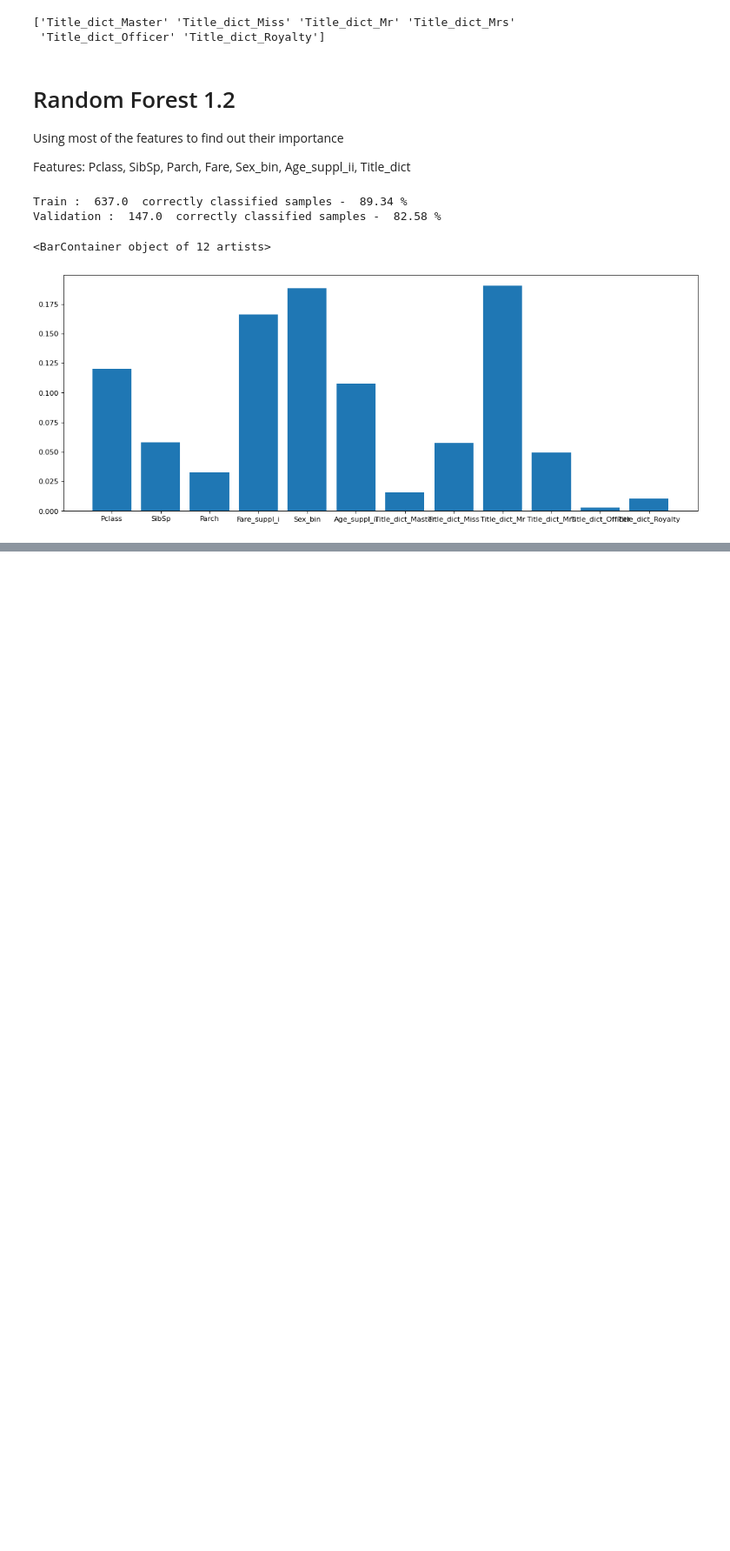
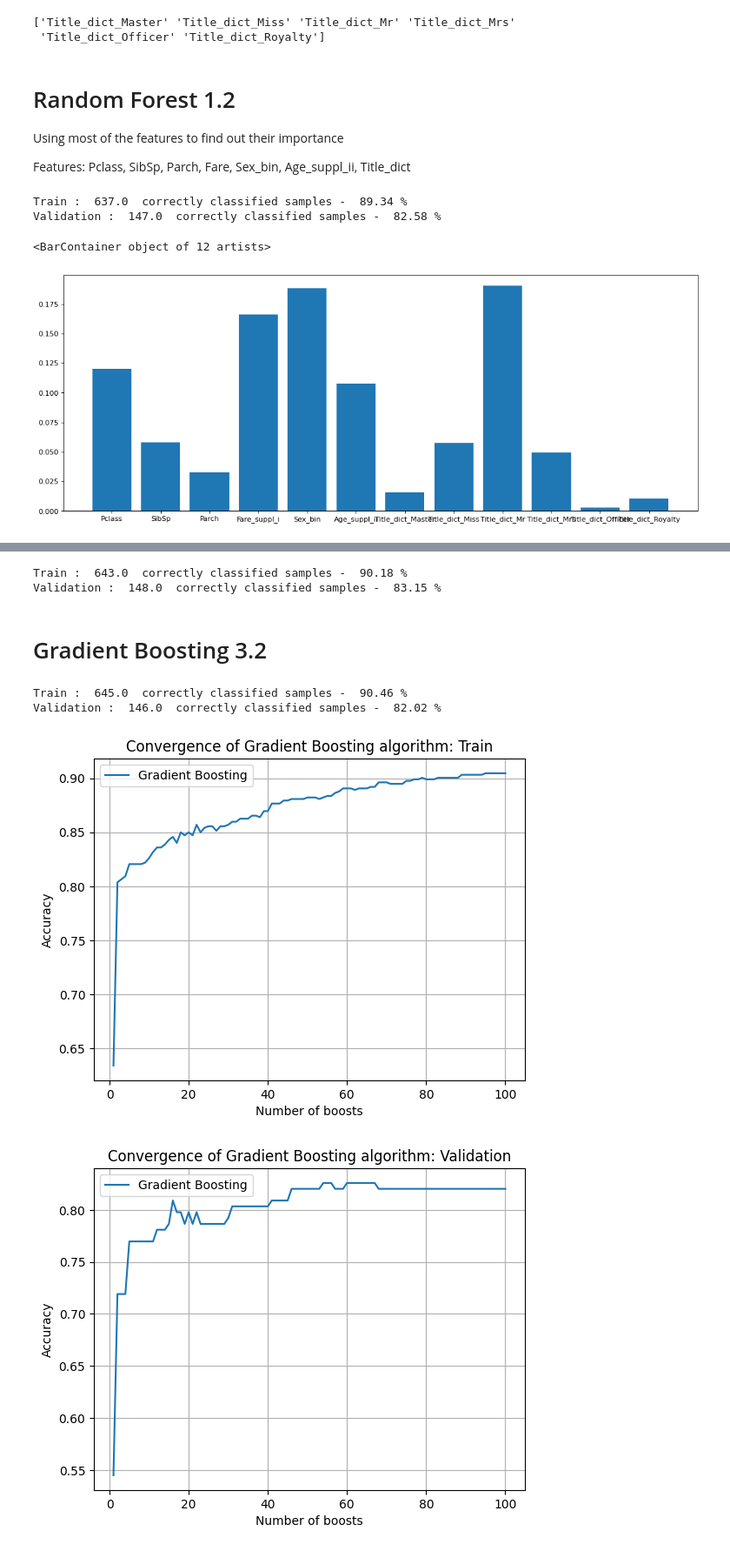
Before and after one commit to katarzynafurmanska/kaggle-titanic, a Jupyter notebook: src/run.ipynb, the cells around one changed output, grey strips where cells are left out. Shown at 87% size. Drawn from its saved outputs; the diff is of its cells as text; code cells hidden in the pictures; blank space fills up the shorter version.

```diff
--- a/src/run.ipynb
+++ b/src/run.ipynb
@@ -691,0 +765,26 @@ accuracy_results
+# %%
+# submit best run
+gb31, train_acc31, validation_acc31 = run_gradboost(train, validation, X31, Y, n_estimators=100, subsample=1, learning_rate=0.1)
+subm31 = create_submission(gb31, test, X31)
+subm31.to_csv('./../output/submission31.csv', index=False)
+
+accuracy_results = store_accuracy_results(accuracy_results, 'gb31', X31, train_acc31, validation_acc31, test_acc=0.77990)
+# %% [output]
+Train :  643.0  correctly classified samples -  90.18 %
+Validation :  148.0  correctly classified samples -  83.15 %
+# %% [markdown]
+# Gradient Boosting 3.2
+# %%
+X32 = ['Pclass', 'Fare_suppl_i', 'Sex_bin']
+Y = 'Survived'
+
+n_estimators = 100
+gb32, train_acc32, validation_acc32 = run_gradboost(train, validation, X32, Y, n_estimators=n_estimators, subsample=1, learning_rate=0.2)
+
+plot_boosting_accuracy(gb32, train, X32, Y, boosting_type="Gradient Boosting", data_type="Train")
+plot_boosting_accuracy(gb32, validation, X32, Y, boosting_type="Gradient Boosting", data_type="Validation")
+# %% [output]
+Train :  645.0  correctly classified samples -  90.46 %
+Validation :  146.0  correctly classified samples -  82.02 %
+[figure, added]
+[figure, added]
```
Also changed, not shown: parts of 19 cells of this notebook, 2 other files.
